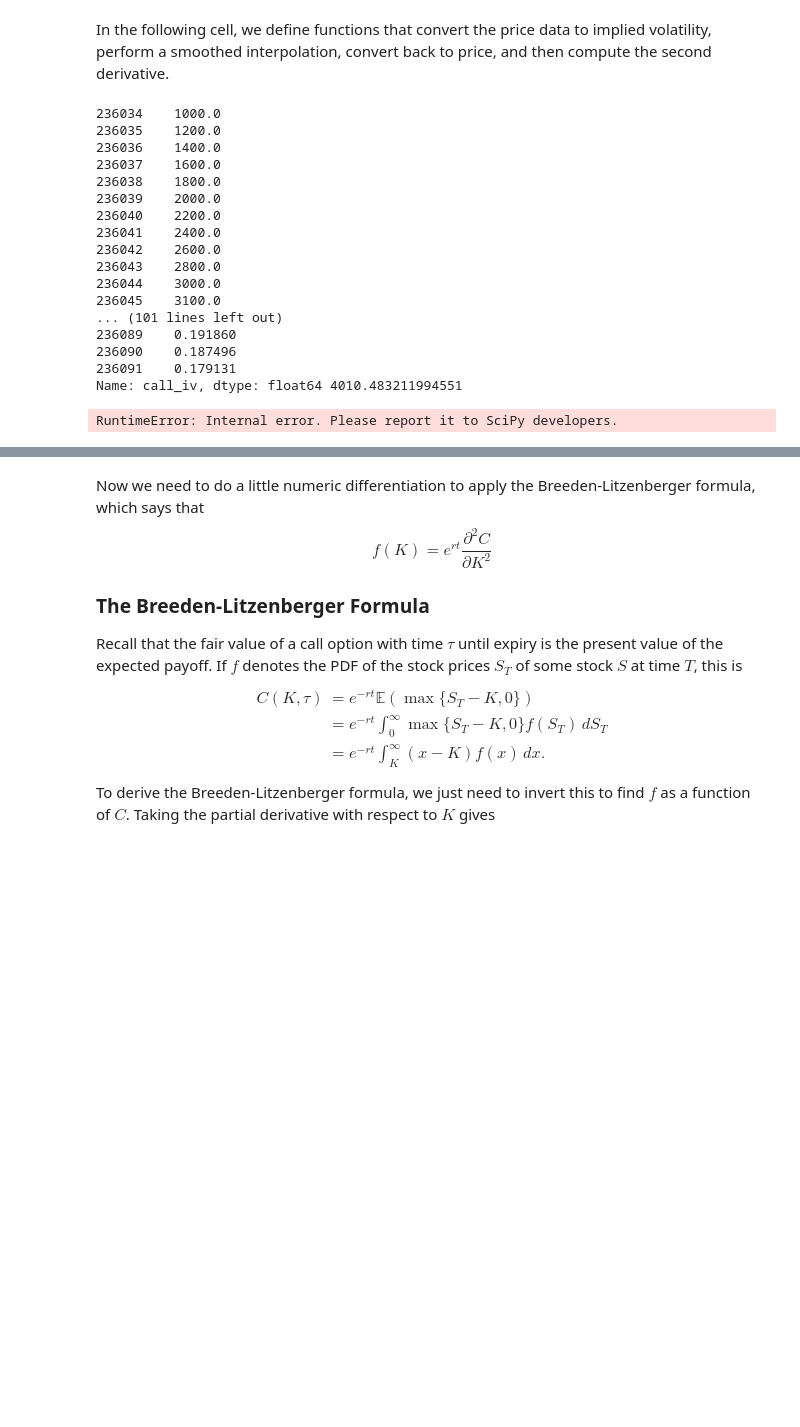
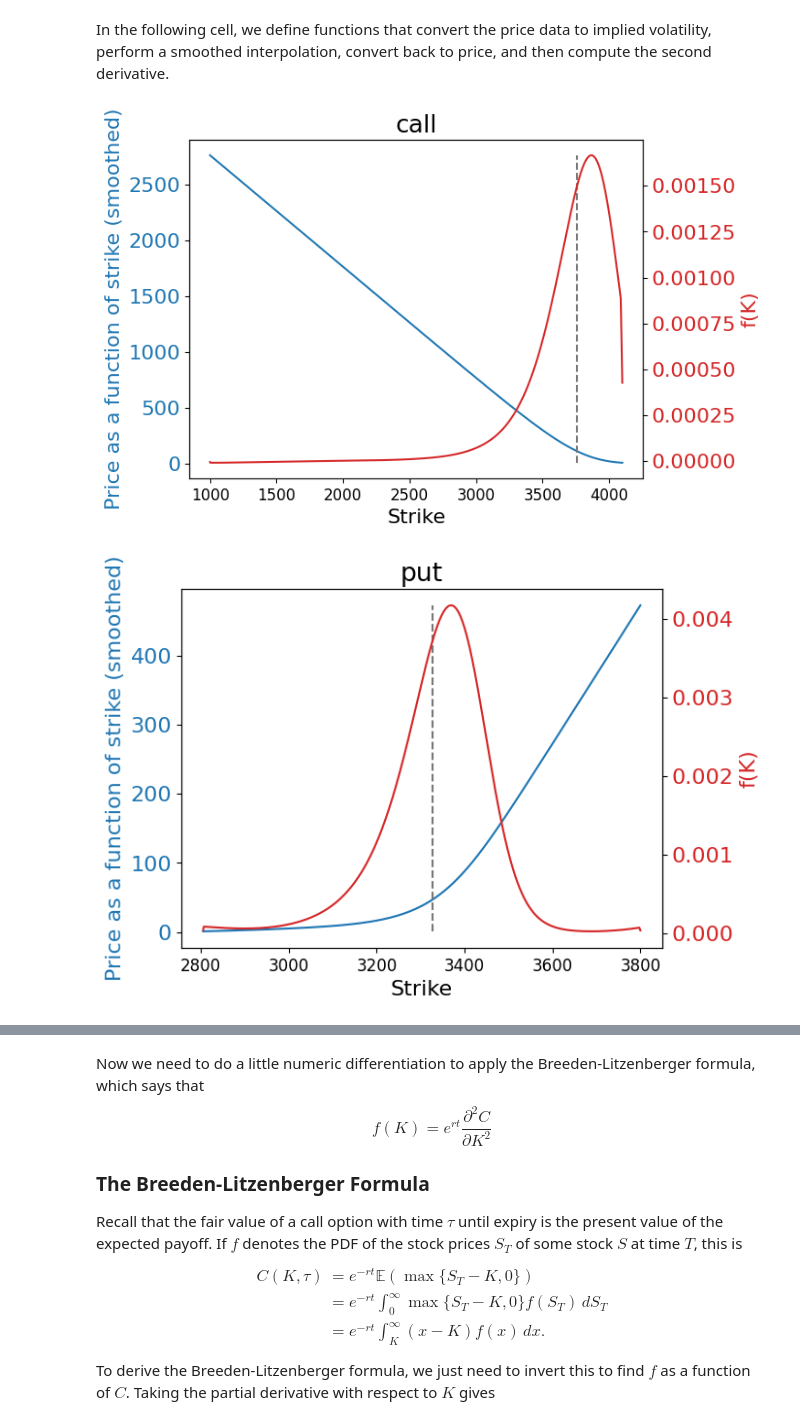
Before and after one commit to swbuchanan/implied-stock-distributions, a Jupyter notebook: project.ipynb, the cells around one changed output, grey strips where cells are left out. Drawn from its saved outputs; the diff is of its cells as text; code cells hidden in the pictures; blank space fills up the shorter version.

```diff
--- a/project.ipynb
+++ b/project.ipynb
@@ -219,11 +219,25 @@ def resample_curve(c, x, n):
     return x_grid, c_grid
 
 
-def create_pdf_from_df(df: pd.DataFrame):
+def create_pdf_from_df(df: pd.DataFrame, option_type):
     """
     This function creates the pdf as in the create_pdf function below, but the input is just a dataframe that has the format as the dataframes that I construct above.
     The relevant data is extracted and the create_pdf function is called.
     """
+
+    spot_price = df['underlying_last'].mean()   # I am taking the mean just in case, but the underlying_last column should contain only one number
+    tte_years = df['tte_years'].mean()          # same deal here
+
+    strikes_fine, bs_prices_fine, f_2 = create_pdf(
+        option_type=option_type, # TODO: also do put options
+        strikes=df['strike'],
+        option_prices=df[f'{option_type}_mid'],
+        underlying_prices=df["underlying_last"],
+        tte_years=tte_years,
+        spot_price=spot_price
+    )
+
+    return strikes_fine, bs_prices_fine, f_2
 
 
 
@@ -271,9 +285,9 @@ def create_pdf(option_type, strikes, option_prices, underlying_prices, tte_years
     """
 
 
-    #############################################################################################################################
-    ## TODO: in this section we are not using a very clever method to fit a curve to the data; this can definitely be improved ##
-    #############################################################################################################################
+    ###########################################################################################################################
+    # TODO: in this section we are not using a very clever method to fit a curve to the data; this can definitely be improved #
+    ###########################################################################################################################
 
     smoothing_df = pd.DataFrame(data={"strike": strikes, "option_prices": option_prices, "underlying_last": underlying_prices}) # tte_years, spot_price)
 
@@ -295,11 +309,12 @@ def create_pdf(option_type, strikes, option_prices, underlying_prices, tte_years
         axis=1
     )
 
+    # often the IV cannot be calculated
+    smoothing_df.dropna(inplace=True)
+
     x = smoothing_df['strike']
     y = smoothing_df[f'{option_type}_iv']
 
-    # often the IV cannot be calculated
-    smoothing_df.dropna(inplace=True)
 
     strikes_fine = np.linspace(x.min(), x.max(), 1000)
 
@@ -310,7 +325,7 @@ def create_pdf(option_type, strikes, option_prices, underlying_prices, tte_years
     iv = y
     forward = spot_price * np.exp(0.05 * tte_years)
 
-    print(x, y, forward)
+    # print(x, y, forward)
     strikes_fine, iv_fine, spline_iv_strike = fit_iv(
         strikes=x,
         ivs=y,
@@ -360,58 +375,43 @@ def create_pdf(option_type, strikes, option_prices, underlying_prices, tte_years
     return strikes_fine, bs_prices_fine, CubicSpline(strikes_fine, f_2)
 
 
 
 for _ in range(5):
     df = spx_28dte_dfs[random.randint(0, len(spx_1dte_dfs))].copy()
 
     spot_price = df['underlying_last'].mean()   # I am taking the mean just in case, but the underlying_last column should contain only one number
-    tte_years = df['tte_years'].mean()          # same deal here
 
     option_type = ["call", "put"][random.randint(0,1)]
 
-    strikes_fine, bs_prices_fine, f_2 = create_pdf(
-        option_type=option_type, # TODO: also do put options
-        strikes=df['strike'],
-        option_prices=df[f'{option_type}_mid'],
-        underlying_prices=df["underlying_last"],
-        tte_years=tte_years,
-        spot_price=spot_price
-    )
+    # strikes_fine, bs_prices_fine, f_2 = create_pdf(
+    #     option_type=option_type, # TODO: also do put options
+    #     strikes=df['strike'],
+    #     option_prices=df[f'{option_type}_mid'],
+    #     underlying_prices=df["underlying_last"],
+    #     tte_years=tte_years,
+    #     spot_price=spot_price
+    # )
+
+    strikes_fine, bs_prices_fine, f_2 = create_pdf_from_df(df, option_type)
 
 
     fig, ax1 = plt.subplots()
 
     ax1.plot(strikes_fine, bs_prices_fine)
     ax1.set_xlabel('Strike')
     ax1.set_ylabel('Price as a function of strike (smoothed)', color='tab:blue')
     ax1.tick_params(axis='y', labelcolor='tab:blue')
 
     ax2 = ax1.twinx()
     ax2.plot(strikes_fine, f_2(strikes_fine), color='tab:red', label='pdf')
     ax2.set_ylabel('f(K)', color='tab:red')
     ax2.tick_params(axis='y', labelcolor='tab:red')
 
-    print(f_2(strikes_fine).min())
+    # print(f_2(strikes_fine).min())
     ax1.vlines(x=spot_price, ymin=bs_prices_fine.min(), ymax=bs_prices_fine.max(), color="#777777", linestyles="--", label="Spot price")
     # ax1.vlines(x=spot_price * np.exp(0.5 * tte_years), ymin=bs_prices_fine.min(), ymax=bs_prices_fine.max(), color="#777777", linestyles="--", label="Spot price")
     plt.title(f"{option_type}")
     plt.show()
 # %% [output]
-236034    1000.0
-236035    1200.0
-236036    1400.0
-236037    1600.0
-236038    1800.0
-236039    2000.0
-236040    2200.0
-236041    2400.0
-236042    2600.0
-236043    2800.0
-236044    3000.0
-236045    3100.0
-... (101 lines left out)
-236089    0.191860
-236090    0.187496
-236091    0.179131
-Name: call_iv, dtype: float64 4010.483211994551
-RuntimeError: Internal error. Please report it to SciPy developers.
+[figure, added]
+[figure, added]
```
Also changed, not shown: parts of 10 cells of this notebook.
